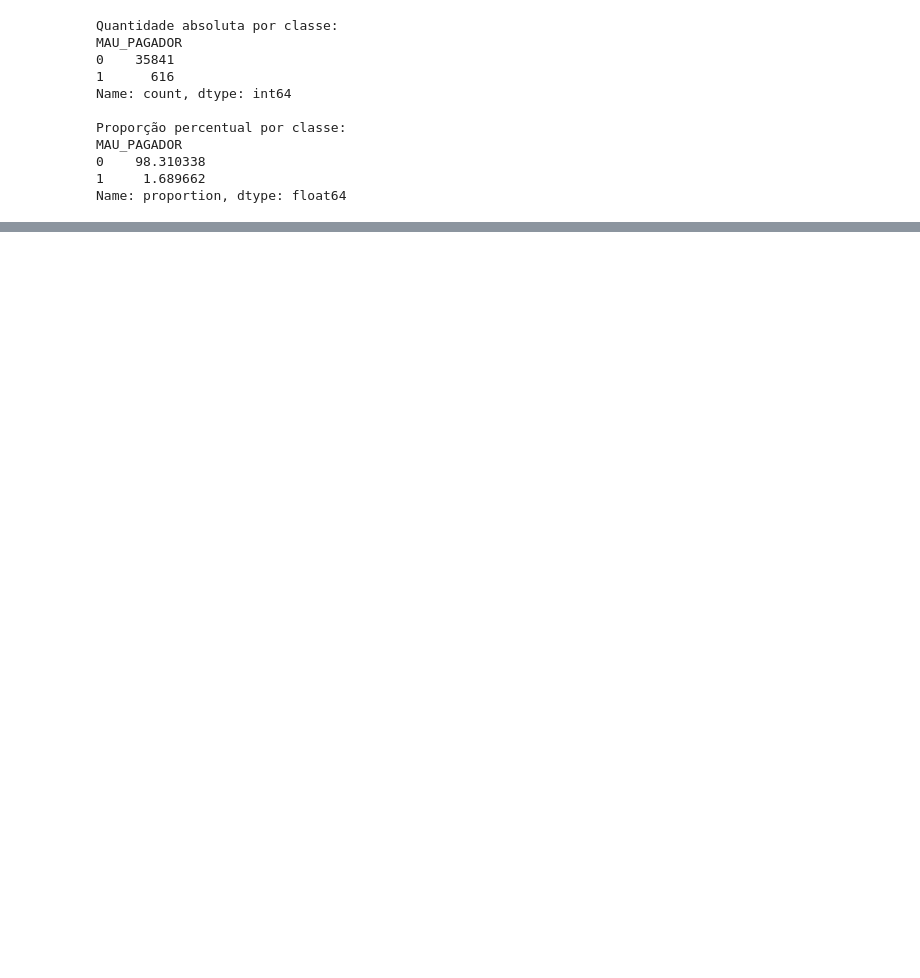
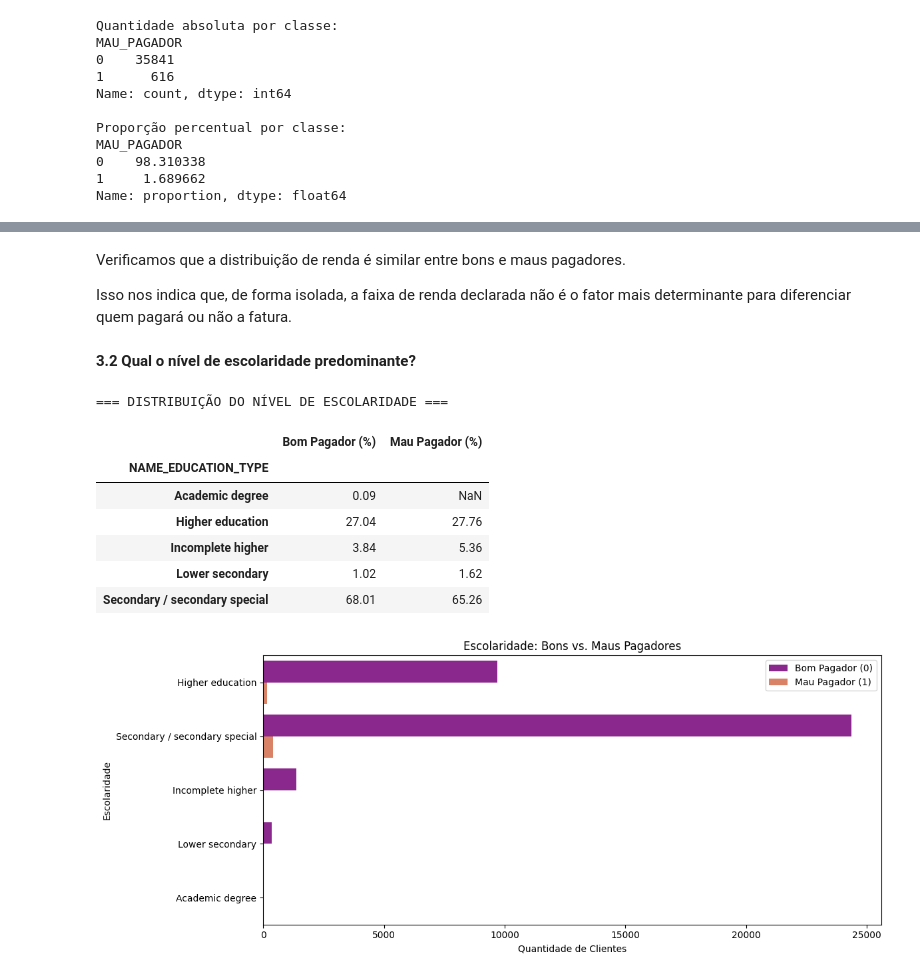
Before and after one commit to fernandinhaalmeida84/Tech_Challenge_Fase_2, a Jupyter notebook: Notebook/Untitled4.ipynb, the cells around one changed output, grey strips where cells are left out. Cells and saved outputs as stored; diff of their text form; code cells hidden in the pictures; blank space fills up the shorter version.

```diff
--- a/Notebook/Untitled4.ipynb
+++ b/Notebook/Untitled4.ipynb
@@ -567,0 +662,30 @@ Name: proportion, dtype: float64
+# %% [markdown]
+Verificamos que a distribuição de renda é similar entre bons e maus pagadores.
+
+Isso nos indica que, de forma isolada, a faixa de renda declarada não é o fator mais determinante para diferenciar quem pagará ou não a fatura.
+# %% [markdown]
+**3.2 Qual o nível de escolaridade predominante?**
+# %%
+print("=== DISTRIBUIÇÃO DO NÍVEL DE ESCOLARIDADE ===")
+escolaridade_perfil = df.groupby('MAU_PAGADOR')['NAME_EDUCATION_TYPE'].value_counts(normalize=True).unstack(level=0) * 100
+escolaridade_perfil.columns = ['Bom Pagador (%)', 'Mau Pagador (%)']
+display(escolaridade_perfil.round(2))
+
+plt.figure(figsize=(12, 5))
+sns.countplot(data=df, y='NAME_EDUCATION_TYPE', hue='MAU_PAGADOR', palette='plasma')
+plt.title('Escolaridade: Bons vs. Maus Pagadores')
+plt.ylabel('Escolaridade')
+plt.xlabel('Quantidade de Clientes')
+plt.legend(['Bom Pagador (0)', 'Mau Pagador (1)'])
+plt.tight_layout()
+plt.show()
+# %% [output]
+=== DISTRIBUIÇÃO DO NÍVEL DE ESCOLARIDADE ===
+|  | Bom Pagador (%) | Mau Pagador (%) |
+| NAME_EDUCATION_TYPE |  |  |
+| Academic degree | 0.09 | NaN |
+| Higher education | 27.04 | 27.76 |
+| Incomplete higher | 3.84 | 5.36 |
+| Lower secondary | 1.02 | 1.62 |
+| Secondary / secondary special | 68.01 | 65.26 |
+[figure, added]
```
Also changed, not shown: parts of 16 cells of this notebook.
